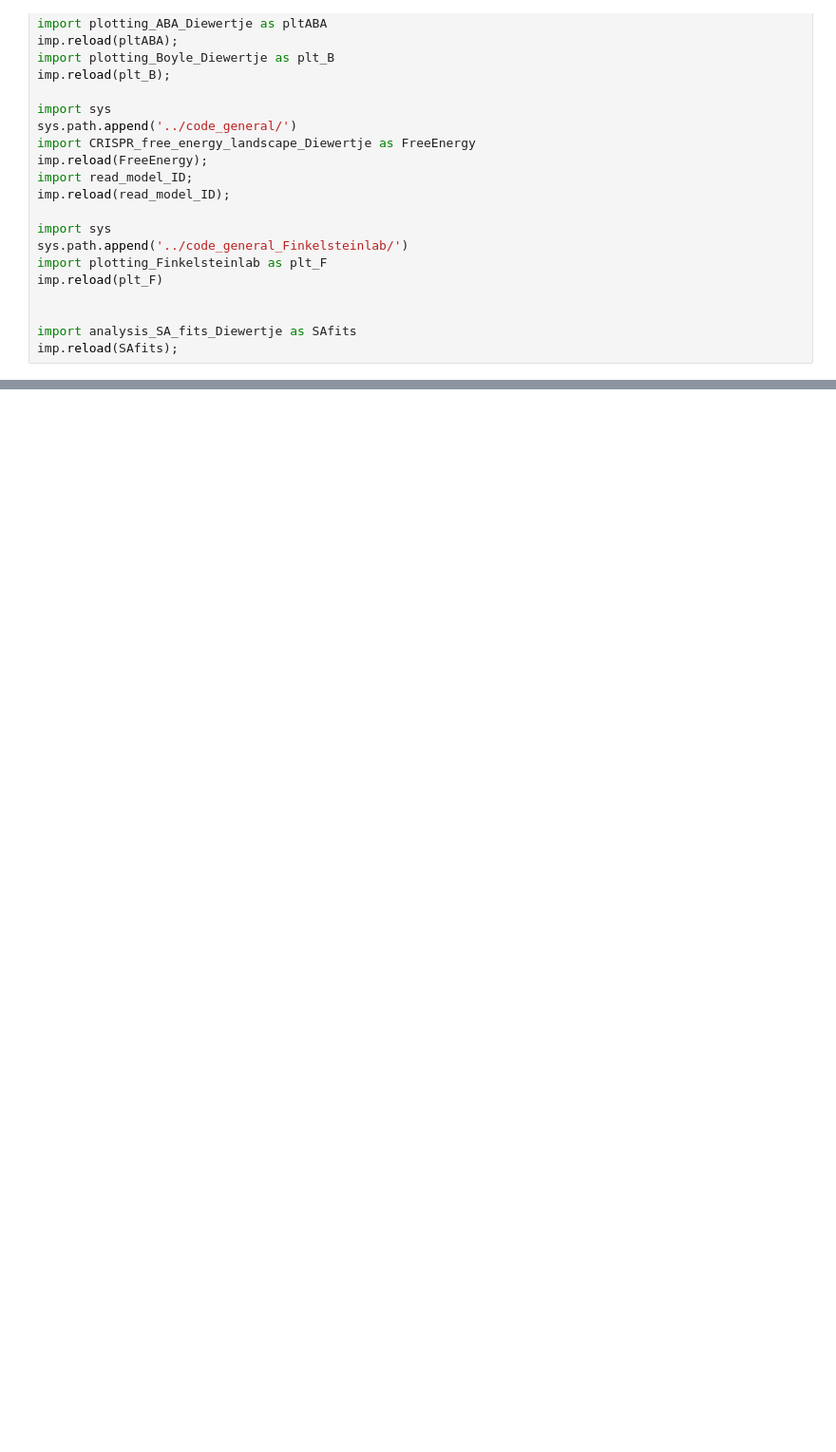
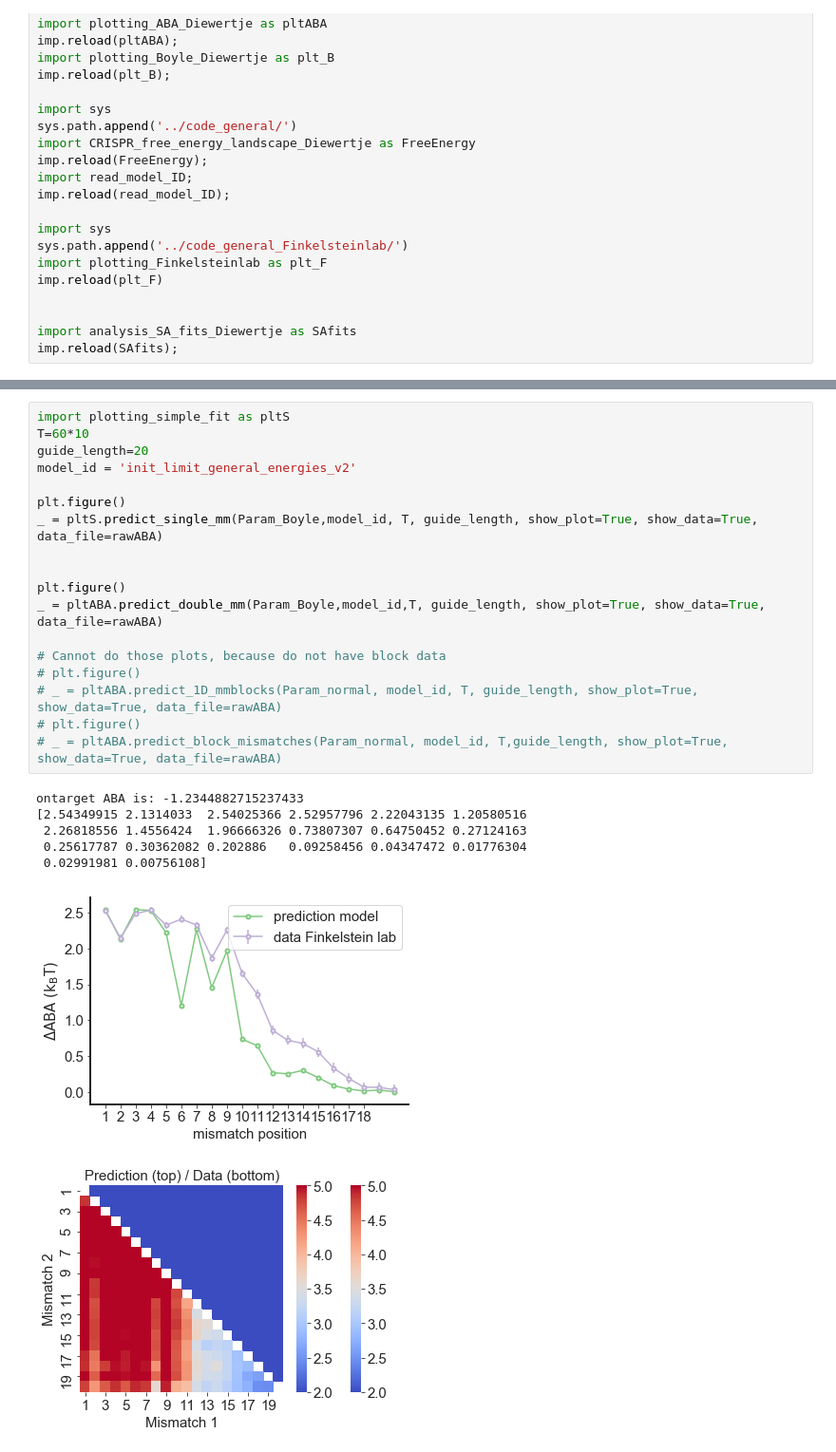
Before and after one commit to martin-depken/Energy-Landscape, a Jupyter notebook: Diewertje/Fixed_Rates_3_Concentrationpoints.ipynb, the cells around one changed output, grey strips where cells are left out. Shown at 95% size. Saved outputs shown, nothing was run; the diff lists cells and outputs as text; blank space fills up the shorter version.

```diff
--- a/Diewertje/Fixed_Rates_3_Concentrationpoints.ipynb
+++ b/Diewertje/Fixed_Rates_3_Concentrationpoints.ipynb
@@ -348,0 +481,26 @@ The avarage fit-time needed for conc3 is: 27.399122807017545 hours
+# %%
+import plotting_simple_fit as pltS
+T=60*10
+guide_length=20
+model_id = 'init_limit_general_energies_v2'
+
+plt.figure()
+_ = pltS.predict_single_mm(Param_Boyle,model_id, T, guide_length, show_plot=True, show_data=True, data_file=rawABA)
+
+
+plt.figure()
+_ = pltABA.predict_double_mm(Param_Boyle,model_id,T, guide_length, show_plot=True, show_data=True, data_file=rawABA)
+
+# Cannot do those plots, because do not have block data
+# plt.figure()
+# _ = pltABA.predict_1D_mmblocks(Param_normal, model_id, T, guide_length, show_plot=True, show_data=True, data_file=rawABA)
+# plt.figure()
+# _ = pltABA.predict_block_mismatches(Param_normal, model_id, T,guide_length, show_plot=True, show_data=True, data_file=rawABA)
+# %% [output]
+ontarget ABA is: -1.2344882715237433
+[2.54349915 2.1314033  2.54025366 2.52957796 2.22043135 1.20580516
+ 2.26818556 1.4556424  1.96666326 0.73807307 0.64750452 0.27124163
+ 0.25617787 0.30362082 0.202886   0.09258456 0.04347472 0.01776304
+ 0.02991981 0.00756108]
+[figure, added]
+[figure, added]
```
Also changed, not shown: parts of 44 cells of this notebook, 36 other files.
